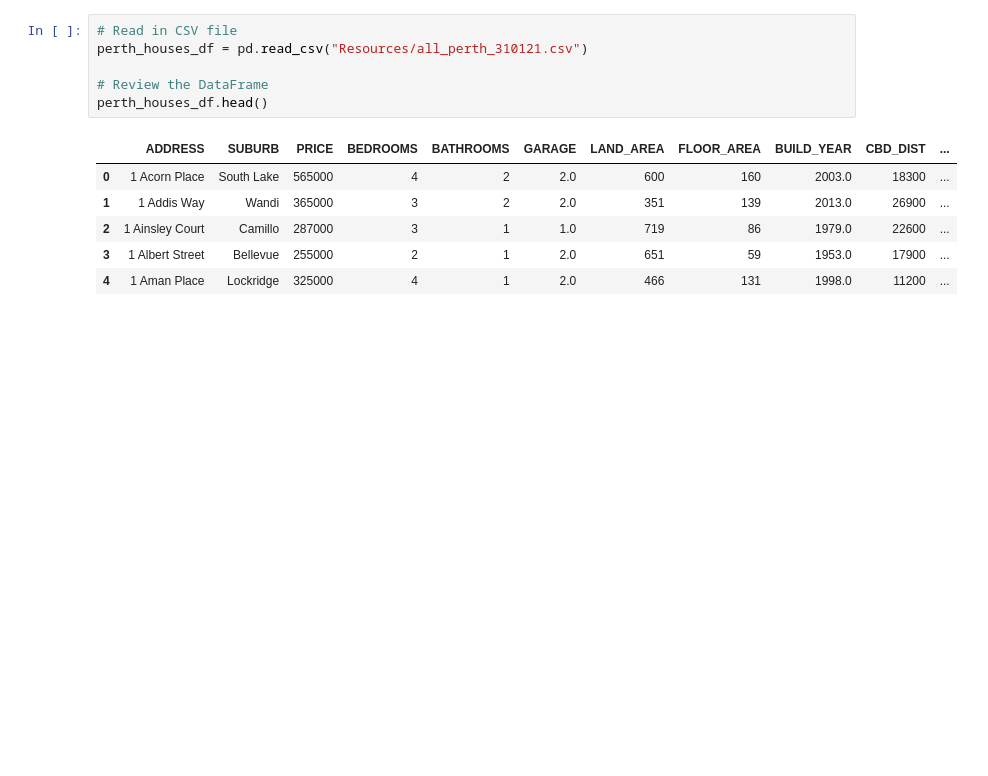
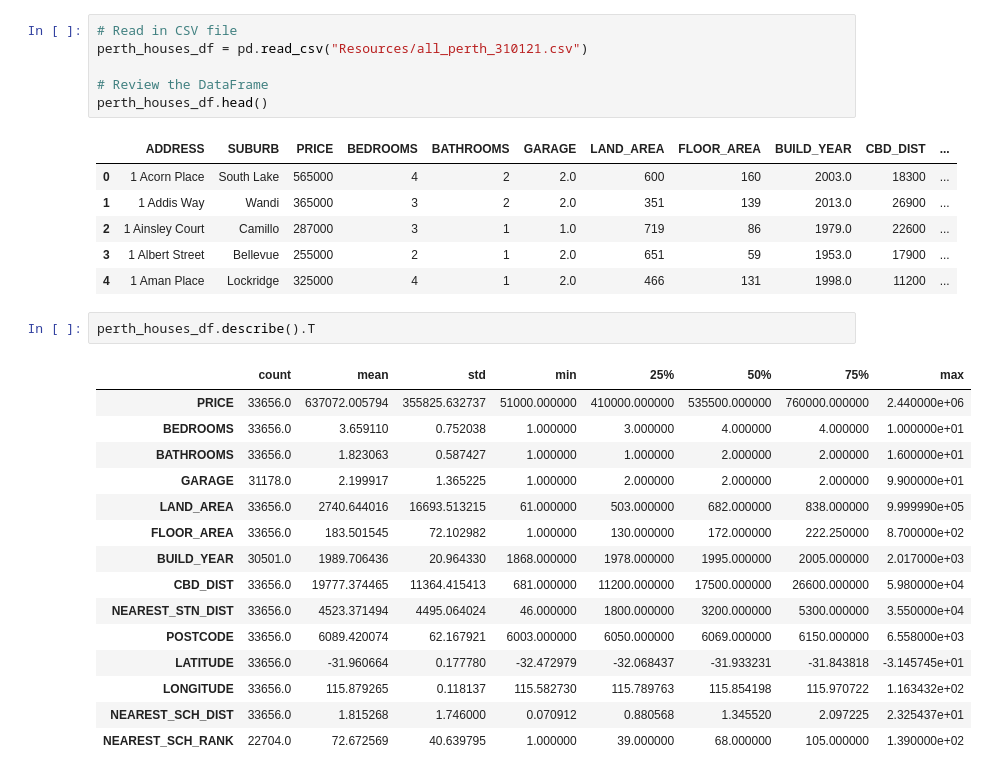
Before and after one commit to TroyFoote/Exploring_Perth_House_Prices, a Jupyter notebook: Perth_House_Prices.ipynb, the cells around one changed output. Saved outputs shown, nothing was run; the diff lists cells and outputs as text; blank space fills up the shorter version.

```diff
--- a/Perth_House_Prices.ipynb
+++ b/Perth_House_Prices.ipynb
@@ -16,3 +16,21 @@ perth_houses_df.head()
 | 2 | 1 Ainsley Court | Camillo | 287000 | 3 | 1 | 1.0 | 719 | 86 | 1979.0 | 22600 | ... |
 | 3 | 1 Albert Street | Bellevue | 255000 | 2 | 1 | 2.0 | 651 | 59 | 1953.0 | 17900 | ... |
 | 4 | 1 Aman Place | Lockridge | 325000 | 4 | 1 | 2.0 | 466 | 131 | 1998.0 | 11200 | ... |
+# %%
+perth_houses_df.describe().T
+# %% [output]
+|  | count | mean | std | min | 25% | 50% | 75% | max |
+| PRICE | 33656.0 | 637072.005794 | 355825.632737 | 51000.000000 | 410000.000000 | 535500.000000 | 760000.000000 | 2.440000e+06 |
+| BEDROOMS | 33656.0 | 3.659110 | 0.752038 | 1.000000 | 3.000000 | 4.000000 | 4.000000 | 1.000000e+01 |
+| BATHROOMS | 33656.0 | 1.823063 | 0.587427 | 1.000000 | 1.000000 | 2.000000 | 2.000000 | 1.600000e+01 |
+| GARAGE | 31178.0 | 2.199917 | 1.365225 | 1.000000 | 2.000000 | 2.000000 | 2.000000 | 9.900000e+01 |
+| LAND_AREA | 33656.0 | 2740.644016 | 16693.513215 | 61.000000 | 503.000000 | 682.000000 | 838.000000 | 9.999990e+05 |
+| FLOOR_AREA | 33656.0 | 183.501545 | 72.102982 | 1.000000 | 130.000000 | 172.000000 | 222.250000 | 8.700000e+02 |
+| BUILD_YEAR | 30501.0 | 1989.706436 | 20.964330 | 1868.000000 | 1978.000000 | 1995.000000 | 2005.000000 | 2.017000e+03 |
+| CBD_DIST | 33656.0 | 19777.374465 | 11364.415413 | 681.000000 | 11200.000000 | 17500.000000 | 26600.000000 | 5.980000e+04 |
+| NEAREST_STN_DIST | 33656.0 | 4523.371494 | 4495.064024 | 46.000000 | 1800.000000 | 3200.000000 | 5300.000000 | 3.550000e+04 |
+| POSTCODE | 33656.0 | 6089.420074 | 62.167921 | 6003.000000 | 6050.000000 | 6069.000000 | 6150.000000 | 6.558000e+03 |
+| LATITUDE | 33656.0 | -31.960664 | 0.177780 | -32.472979 | -32.068437 | -31.933231 | -31.843818 | -3.145745e+01 |
+| LONGITUDE | 33656.0 | 115.879265 | 0.118137 | 115.582730 | 115.789763 | 115.854198 | 115.970722 | 1.163432e+02 |
+| NEAREST_SCH_DIST | 33656.0 | 1.815268 | 1.746000 | 0.070912 | 0.880568 | 1.345520 | 2.097225 | 2.325437e+01 |
+| NEAREST_SCH_RANK | 22704.0 | 72.672569 | 40.639795 | 1.000000 | 39.000000 | 68.000000 | 105.000000 | 1.390000e+02 |
```
Also changed, not shown: parts of 8 cells of this notebook, 1 other file.
